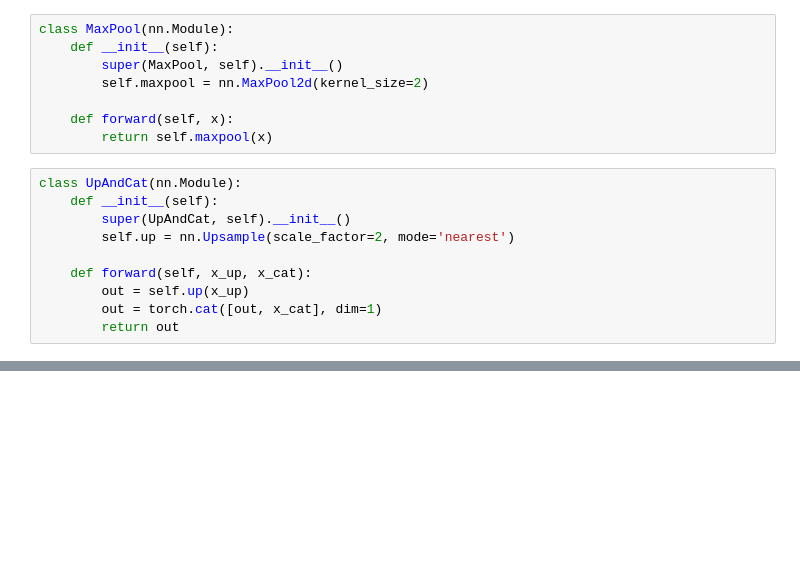
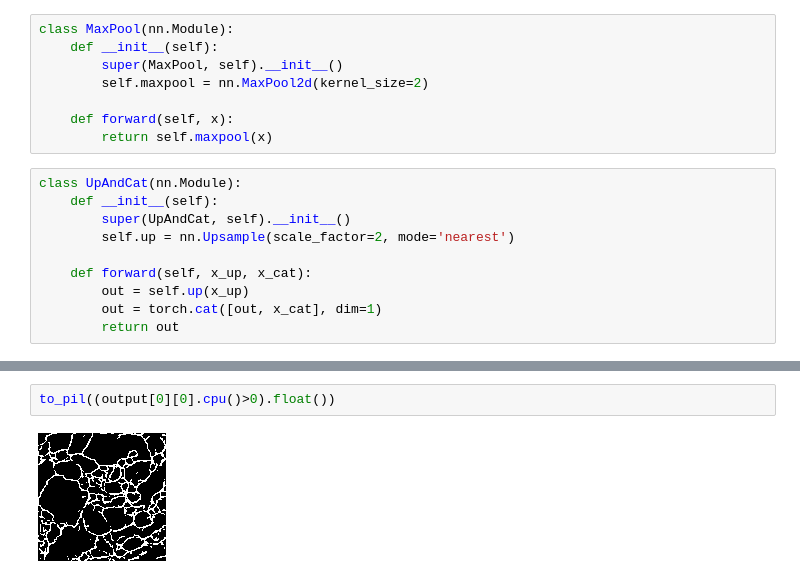
Before and after one commit to Afchis/r_unet, a Jupyter notebook: RUNet.ipynb, the cells around one changed output, grey strips where cells are left out. Cells and saved outputs as stored; diff of their text form; blank space fills up the shorter version.

```diff
--- a/RUNet.ipynb
+++ b/RUNet.ipynb
@@ -661 +693,5 @@ torch.Size([3, 2, 128, 128])
+# %%
+to_pil((output[0][0].cpu()>0).float())
+# %% [output]
+[figure, added]
 # %%
```
Also changed, not shown: parts of 21 cells of this notebook, 31 other files.
